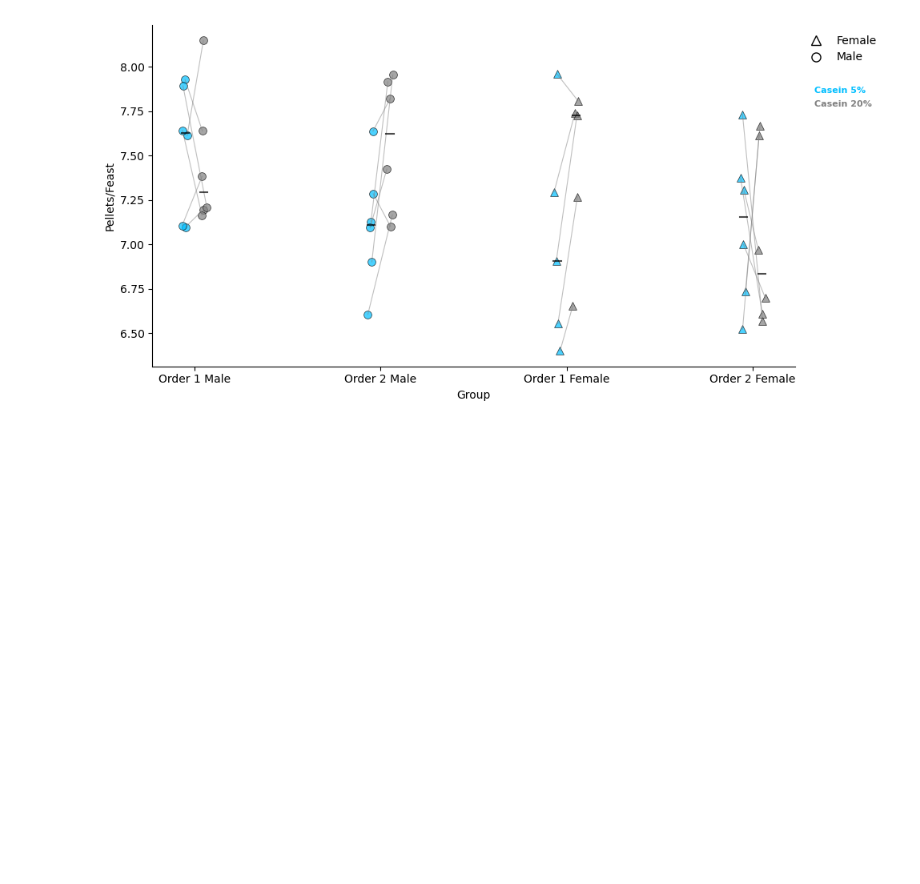
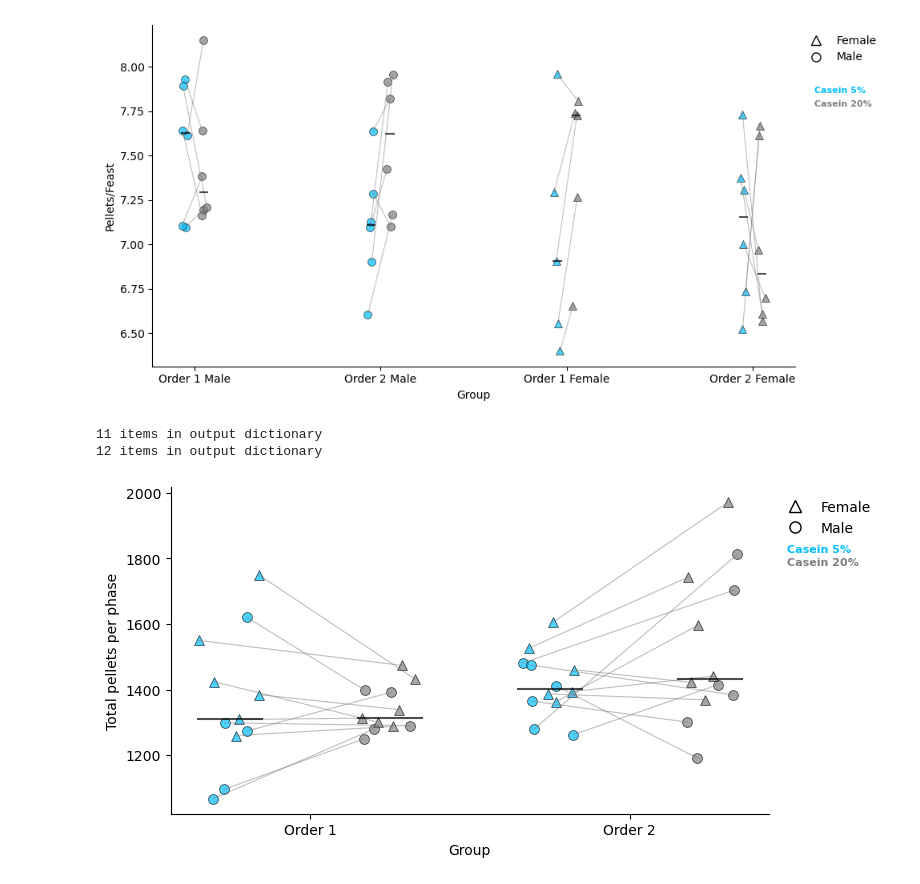
Before and after one commit to Htbibalan/FEDProtein, a Jupyter notebook: notebooks/FIVE_SCATTER_PLOTS_FIGS.ipynb, the cells around one changed output. Cells and saved outputs as stored; diff of their text form; code cells hidden in the pictures; blank space fills up the shorter version.

Commit message:
SCATTER_PLOTS_COMPLETED

```diff
--- a/notebooks/FIVE_SCATTER_PLOTS_FIGS.ipynb
+++ b/notebooks/FIVE_SCATTER_PLOTS_FIGS.ipynb
@@ -1006,3 +1006,80 @@ plt.show()
 5 items in output dictionary
 6 items in output dictionary
 [figure]
+# %%
+import numpy as np
+import matplotlib.pyplot as plt
+import seaborn as sns
+from matplotlib.lines import Line2D
+
+# Combine male and female data for PR and NR phases within each order
+nrpr_order1_data = get_data_fields(mice, ["pr_pellets_per_day", "nr_pellets_per_day"], {"order": 1})
+prnr_order2_data = get_data_fields(mice, ["pr_pellets_per_day", "nr_pellets_per_day"], {"order": 2})
+
+# Sum pellets per day for each order and phase
+nrpr_order1_pr_pellets = [sum(pellets) for pellets in nrpr_order1_data[0]]
+nrpr_order1_nr_pellets = [sum(pellets) for pellets in nrpr_order1_data[1]]
+prnr_order2_pr_pellets = [sum(pellets) for pellets in prnr_order2_data[0]]
+prnr_order2_nr_pellets = [sum(pellets) for pellets in prnr_order2_data[1]]
+
+# Prepare data for plotting
+data = [nrpr_order1_pr_pellets, nrpr_order1_nr_pellets, prnr_order2_pr_pellets, prnr_order2_nr_pellets]
+group_labels = ["Order 1 (PR)", "Order 1 (NR)", "Order 2 (PR)", "Order 2 (NR)"]
+
+colors = {"PR": "deepskyblue", "NR": "grey"}
+offset = {"PR": -0.05, "NR": 0.05}  # Offset for compact spacing
+group_positions = {"Order 1": 0, "Order 2": 0.2}  # Position for minimal gap between groups
+
+# Create a figure and axis
+fig, ax = plt.subplots(figsize=(8, 4))
+jitter_strength = 0.02
+
+# Plot combined data points with gender-specific markers
+for i, label in enumerate(["Order 1", "Order 2"]):
+    pr_data = data[i * 2]   # PR data for each order
+    nr_data = data[i * 2 + 1]  # NR data for each order
+
+    # Apply jitter to x-positions and assign markers based on sex
+    pr_x = [group_positions[label] + offset["PR"] + np.random.uniform(-jitter_strength, jitter_strength) for _ in pr_data]
+    nr_x = [group_positions[label] + offset["NR"] + np.random.uniform(-jitter_strength, jitter_strength) for _ in nr_data]
+
+    # Draw line connecting PR and NR for each combined data point
+    for j in range(len(pr_data)):
+        ax.plot([pr_x[j], nr_x[j]], [pr_data[j], nr_data[j]], color='gray', linestyle='-', linewidth=0.8, alpha=0.5)
+
+        # Plot individual data points with markers for gender (combined data)
+        marker = '^' if j % 2 == 0 else 'o'  # Alternating marker for visibility in combined data
+        sns.scatterplot(x=[pr_x[j]], y=[pr_data[j]], color=colors["PR"], marker=marker, s=50, alpha=0.7, edgecolor="black")
+        sns.scatterplot(x=[nr_x[j]], y=[nr_data[j]], color=colors["NR"], marker=marker, s=50, alpha=0.7, edgecolor="black")
+
+# Add median lines for each group and diet
+for group, pos in group_positions.items():
+    for diet, diet_color in colors.items():
+        relevant_data = data[group_labels.index(f"{group} ({diet})")]
+        median_value = np.median(relevant_data)
+        x_val = pos + offset[diet]
+        ax.plot([x_val - 0.02, x_val + 0.02], [median_value, median_value], color='k', linewidth=1.5, alpha=0.7)
+
+# Customize legend with combined markers
+custom_lines = [
+    Line2D([0], [0], marker='^', color='black', linestyle='', markersize=8, label='Female', fillstyle='none'),
+    Line2D([0], [0], marker='o', color='black', linestyle='', markersize=8, label='Male', fillstyle='none')
+]
+plt.legend(handles=custom_lines, loc="upper left", bbox_to_anchor=(1, 1), frameon=False)
+
+# Add text labels for PR and NR
+plt.text(1.03, 0.8, 'Casein 5%', color='deepskyblue', transform=ax.transAxes, fontsize=8, fontweight='bold')
+plt.text(1.03, 0.76, 'Casein 20%', color='grey', transform=ax.transAxes, fontsize=8, fontweight='bold')
+
+# Plot settings
+plt.xticks([group_positions["Order 1"], group_positions["Order 2"]],
+           ["Order 1", "Order 2"], fontsize=10)
+plt.xlabel("Group")
+plt.ylabel("Total pellets per phase")
+sns.despine()
+plt.tight_layout()
+plt.show()
+# %% [output]
+11 items in output dictionary
+12 items in output dictionary
+[figure, added]
```
Also changed, not shown: parts of 1 cell of this notebook, 35 other files.
